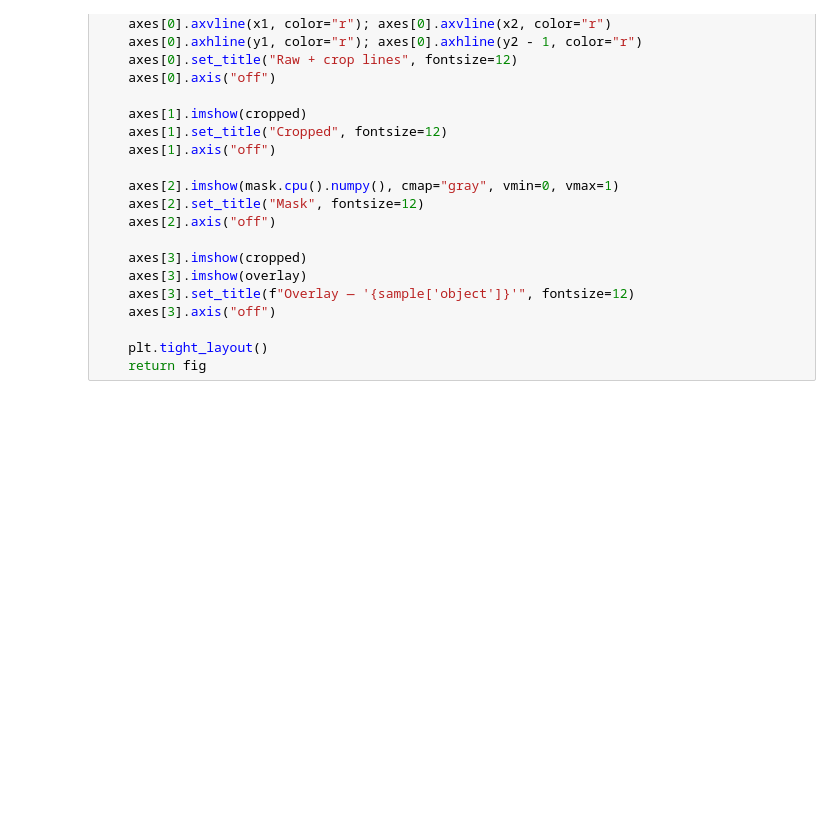
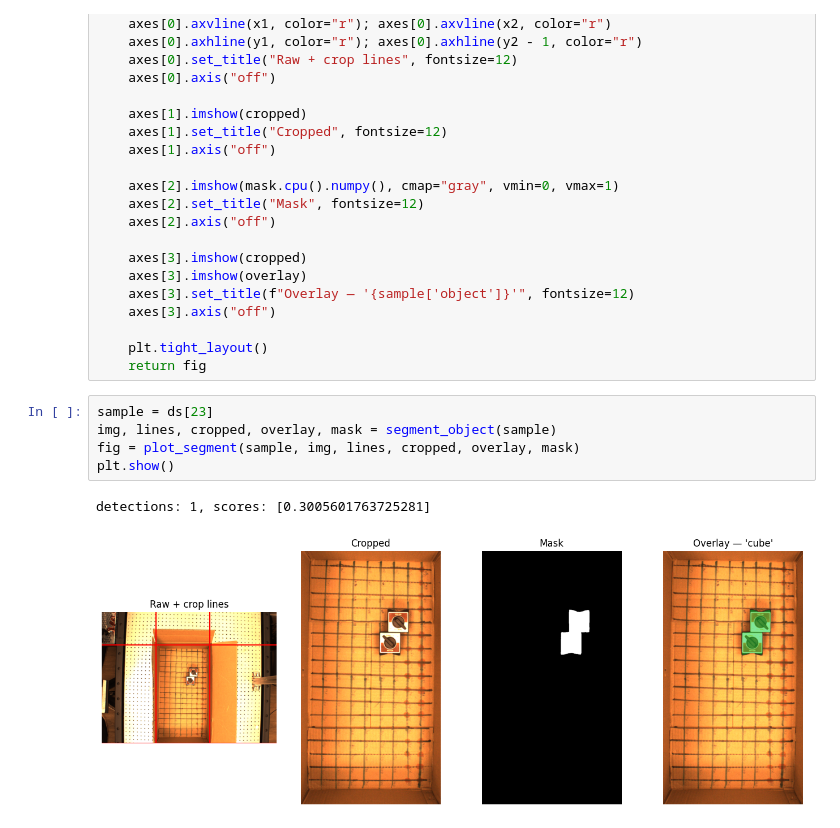
Before and after one commit to eitanturok/good-vibrations, a Jupyter notebook: notebooks/14_box_mask.ipynb, the cells around one changed output. Cells and saved outputs as stored; diff of their text form; blank space fills up the shorter version.

```diff
--- a/notebooks/14_box_mask.ipynb
+++ b/notebooks/14_box_mask.ipynb
@@ -84,5 +84,13 @@ def plot_segment(sample, img, lines, cropped, overlay, mask):
 
     plt.tight_layout()
     return fig
+# %%
+sample = ds[23]
+img, lines, cropped, overlay, mask = segment_object(sample)
+fig = plot_segment(sample, img, lines, cropped, overlay, mask)
+plt.show()
+# %% [output]
+detections: 1, scores: [0.3005601763725281]
+[figure, added]
 # %%
 for i in range(len(ds)):
```
Also changed, not shown: parts of 2 cells of this notebook.
